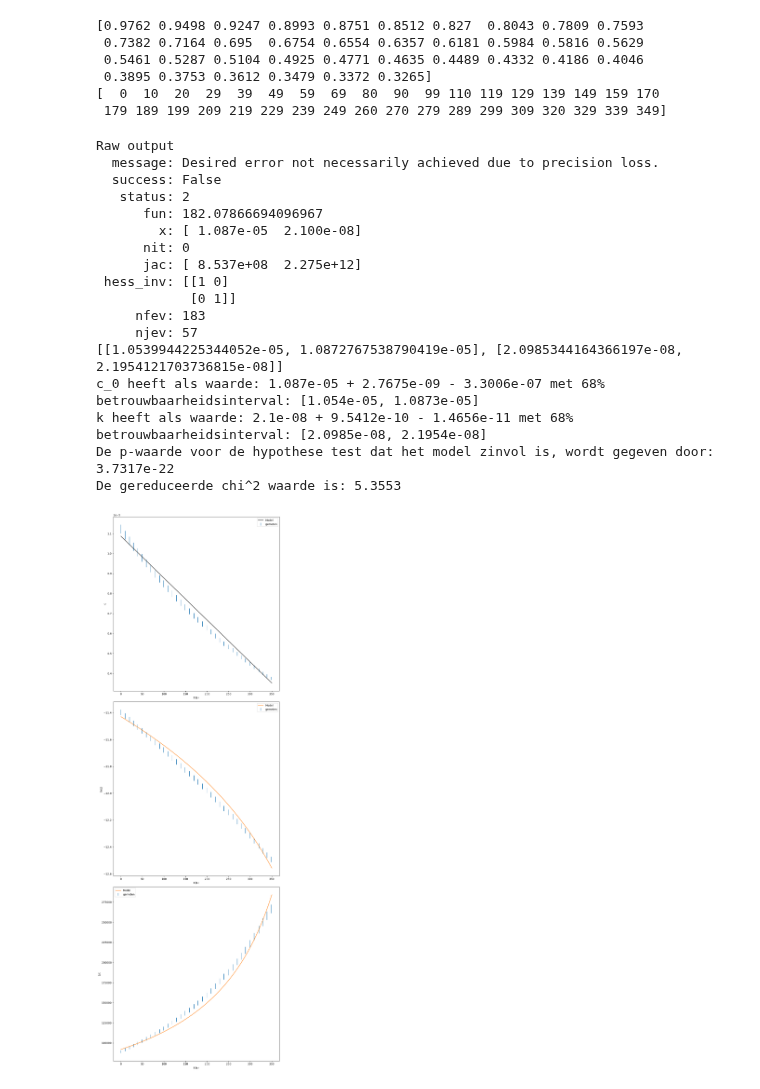
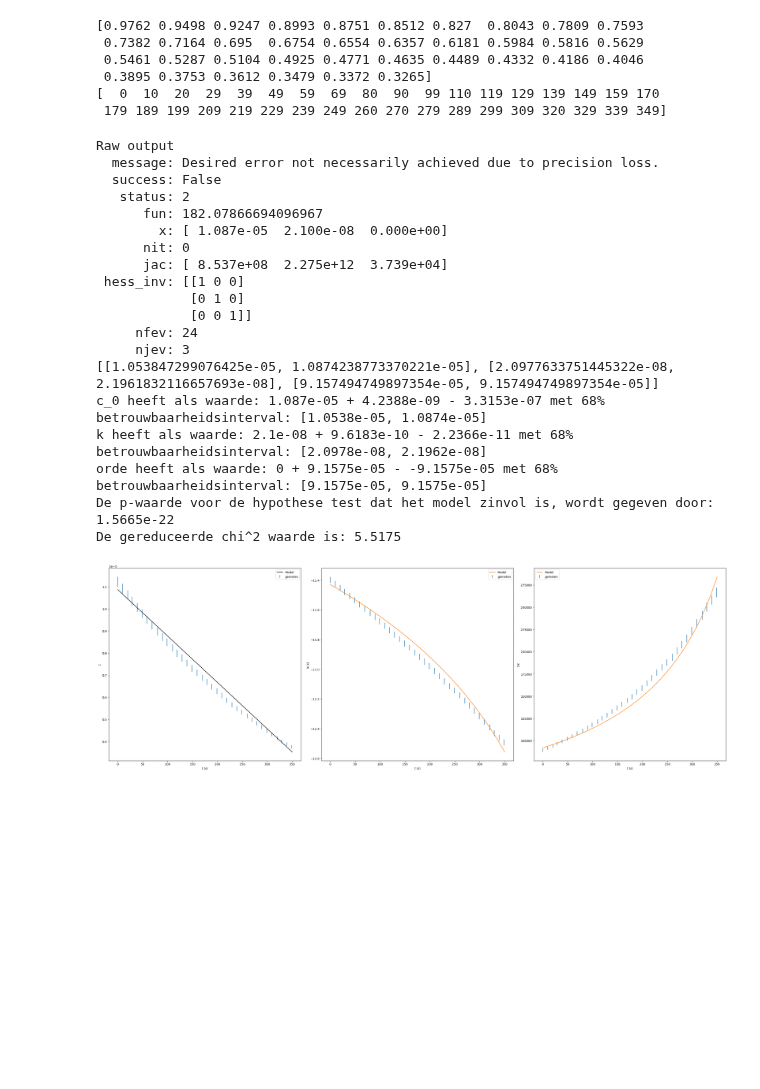
Before and after one commit to justlearning42/Experimentele_vscode, a Jupyter notebook: kinetica.ipynb, the cells around one changed output. Cells and saved outputs as stored; diff of their text form; code cells hidden in the pictures; blank space fills up the shorter version.

```diff
--- a/kinetica.ipynb
+++ b/kinetica.ipynb
@@ -111,28 +154,22 @@ De gereduceerde chi^2 waarde is: 2637.9
 # %%
-# eerste set metingen 0e orde
+# eerste set metingen: 1e orde
 def initial_vals(x,y):
     return [0.96e-5,2.1e-8]
 
-
 parameters = ['c_0', 'k', 'orde']
-outp = fit(parameters, snelheidsmodel_0eorde, initial_vals, tijden_set_1, concentraties_set_1, fouten_set_1)
+outp = fit(parameters, snelheidsmodel_1eorde, initial_vals, tijden_set_1, concentraties_set_1, fouten_set_1)
+print(outp)
 parameterwaarden = [fitwaarde[0] for fitwaarde in outp]
 
 
-fig,ax = plt.subplots(1,3, figsize = (20,10))
-ax[0].errorbar(tijden_set_1,concentraties_set_1,linestyle = '', label = 'gemeten', yerr = fouten_set_1)
-ax[1].errorbar(tijden_set_1,np.log(concentraties_set_1), linestyle = '', label = 'gemeten', yerr = fouten_set_1/concentraties_set_1)
-ax[2].errorbar(tijden_set_1,1/concentraties_set_1, linestyle = '', label = 'gemeten', yerr = fouten_set_1/concentraties_set_1**2)
-ax[0].set_ylabel('c')
-ax[1].set_ylabel('ln(c)')
-ax[2].set_ylabel('1/c')
+fig,ax = plt.subplots(1,1)
+ax.errorbar(tijden_set_1,np.log(concentraties_set_1), linestyle = '', label = 'gemeten', yerr = fouten_set_1/concentraties_set_1)
+ax.set_ylabel('ln(c)')
 t = np.linspace(0,350)
-ax[0].plot(t, snelheidsmodel_0eorde(t, parameterwaarden),color = 'black',label = 'Model')
-ax[1].plot(t, np.log(snelheidsmodel_0eorde(t, parameterwaarden)),label = 'Model')
-ax[2].plot(t, 1/snelheidsmodel_0eorde(t, parameterwaarden),label = 'Model')
-for i in range(3):
-    ax[i].set_xlabel('t (s)')
-    ax[i].legend()
+ax.plot(t, np.log(snelheidsmodel_1eorde(t, parameterwaarden)),label = 'Model')
+ax.set_title('plot dataset 1 met model van 1e orde')
+ax.set_xlabel('t (s)')
+ax.legend()
 plt.tight_layout();plt.show()
 # %% [output]
 Raw output
@@ -196,46 +234,48 @@ fouten_set_2  = 0.02*concentraties_set_2
 [  0  10  20  29  39  49  59  69  80  90  99 110 119 129 139 149 159 170
  179 189 199 209 219 229 239 249 260 270 279 289 299 309 320 329 339 349]
 # %%
-# tweede set metingen
+# tweede set metingen: we bepalen de orde
 def initial_vals(x,y):
-    return [1.087e-5,2.1e-8]#,0]
+    return [1.087e-5,2.1e-8, 0]
 
 
 parameters = ['c_0', 'k', 'orde']
-outp = fit(parameters, snelheidsmodel_0eorde, initial_vals, tijden_set_2, concentraties_set_2 , fouten_set_2 )
+outp = fit(parameters, snelheidsmodel_pseudosnelheid, initial_vals, tijden_set_2, concentraties_set_2 , fouten_set_2 )
 parameterwaarden = [fitwaarde[0] for fitwaarde in outp]
 
-fig,ax = plt.subplots(3,1, figsize = (10,30))
+fig,ax = plt.subplots(1,3, figsize = (30,10))
 ax[0].errorbar(tijden_set_2,concentraties_set_2 ,linestyle = '', label = 'gemeten', yerr = fouten_set_2 )
 ax[1].errorbar(tijden_set_2,np.log(concentraties_set_2 ),linestyle = '', label = 'gemeten', yerr = fouten_set_2 /concentraties_set_2 )
 ax[2].errorbar(tijden_set_2,1/concentraties_set_2 ,linestyle = '', label = 'gemeten', yerr = fouten_set_2 /(concentraties_set_2 **2))
 ax[0].set_ylabel('c')
 ax[1].set_ylabel('ln(c)')
 ax[2].set_ylabel('1/c')
 t = np.linspace(0,350)
-ax[0].plot(t, snelheidsmodel_0eorde(t, parameterwaarden),color = 'black',label = 'Model')
-ax[1].plot(t, np.log(snelheidsmodel_0eorde(t, parameterwaarden)),label = 'Model')
-ax[2].plot(t, 1/snelheidsmodel_0eorde(t, parameterwaarden),label = 'Model')
+ax[0].plot(t, snelheidsmodel_pseudosnelheid(t, parameterwaarden),color = 'black',label = 'Model')
+ax[1].plot(t, np.log(snelheidsmodel_pseudosnelheid(t, parameterwaarden)),label = 'Model')
+ax[2].plot(t, 1/snelheidsmodel_pseudosnelheid(t, parameterwaarden),label = 'Model')
 for i in range(3):
     ax[i].set_xlabel('t (s)')
     ax[i].legend()
 plt.tight_layout();plt.show()
 # %% [output]
 Raw output
   message: Desired error not necessarily achieved due to precision loss.
   success: False
    status: 2
       fun: 182.07866694096967
-        x: [ 1.087e-05  2.100e-08]
+        x: [ 1.087e-05  2.100e-08  0.000e+00]
       nit: 0
-      jac: [ 8.537e+08  2.275e+12]
- hess_inv: [[1 0]
-            [0 1]]
-     nfev: 183
-     njev: 57
-[[1.0539944225344052e-05, 1.0872767538790419e-05], [2.0985344164366197e-08, 2.1954121703736815e-08]]
-c_0 heeft als waarde: 1.087e-05 + 2.7675e-09 - 3.3006e-07 met 68% betrouwbaarheidsinterval: [1.054e-05, 1.0873e-05]
-k heeft als waarde: 2.1e-08 + 9.5412e-10 - 1.4656e-11 met 68% betrouwbaarheidsinterval: [2.0985e-08, 2.1954e-08]
-De p-waarde voor de hypothese test dat het model zinvol is, wordt gegeven door: 3.7317e-22
-De gereduceerde chi^2 waarde is: 5.3553
+      jac: [ 8.537e+08  2.275e+12  3.739e+04]
+ hess_inv: [[1 0 0]
+            [0 1 0]
+            [0 0 1]]
+     nfev: 24
+     njev: 3
+[[1.053847299076425e-05, 1.0874238773370221e-05], [2.0977633751445322e-08, 2.1961832116657693e-08], [9.157494749897354e-05, 9.157494749897354e-05]]
+c_0 heeft als waarde: 1.087e-05 + 4.2388e-09 - 3.3153e-07 met 68% betrouwbaarheidsinterval: [1.0538e-05, 1.0874e-05]
+k heeft als waarde: 2.1e-08 + 9.6183e-10 - 2.2366e-11 met 68% betrouwbaarheidsinterval: [2.0978e-08, 2.1962e-08]
+orde heeft als waarde: 0 + 9.1575e-05 - -9.1575e-05 met 68% betrouwbaarheidsinterval: [9.1575e-05, 9.1575e-05]
+De p-waarde voor de hypothese test dat het model zinvol is, wordt gegeven door: 1.5665e-22
+De gereduceerde chi^2 waarde is: 5.5175
-[figure, old version]
+[figure, new version]
```
Also changed, not shown: parts of 6 cells of this notebook.
